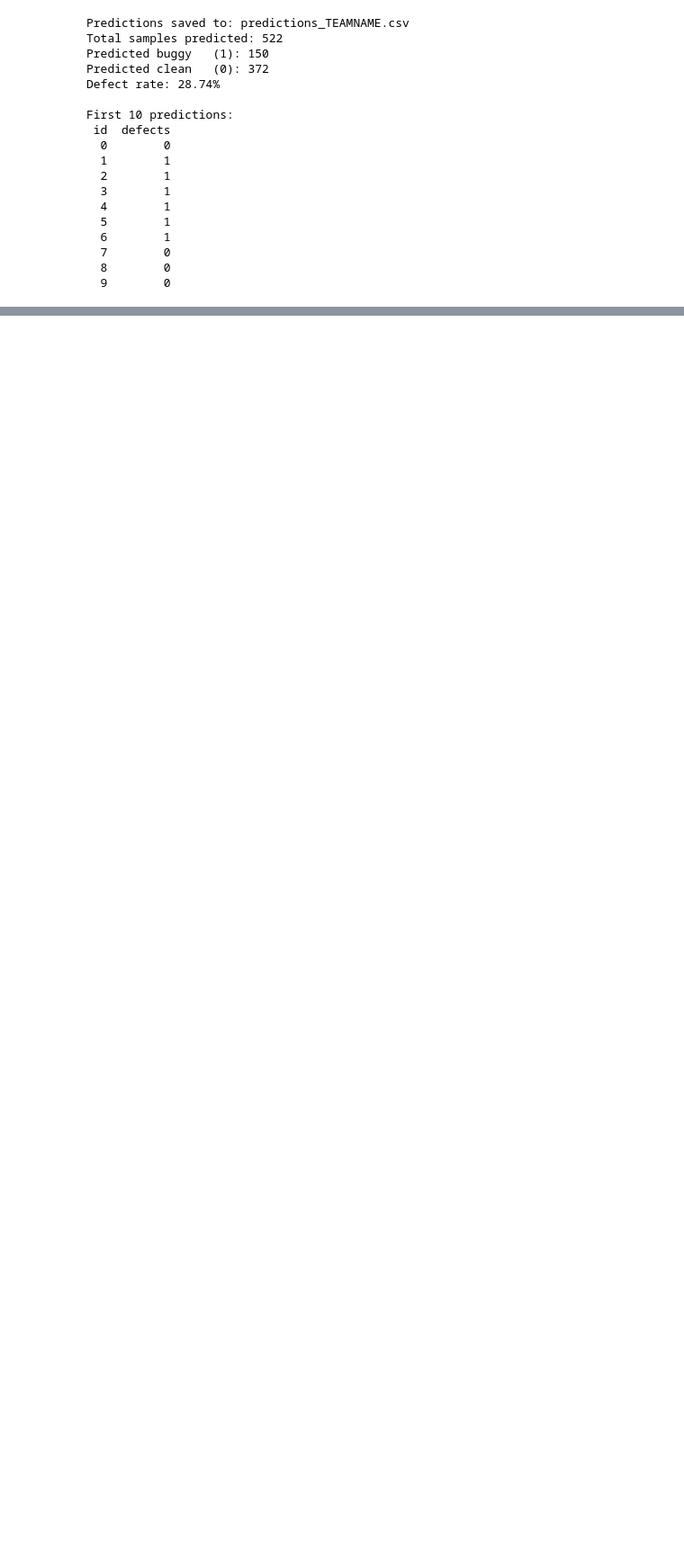
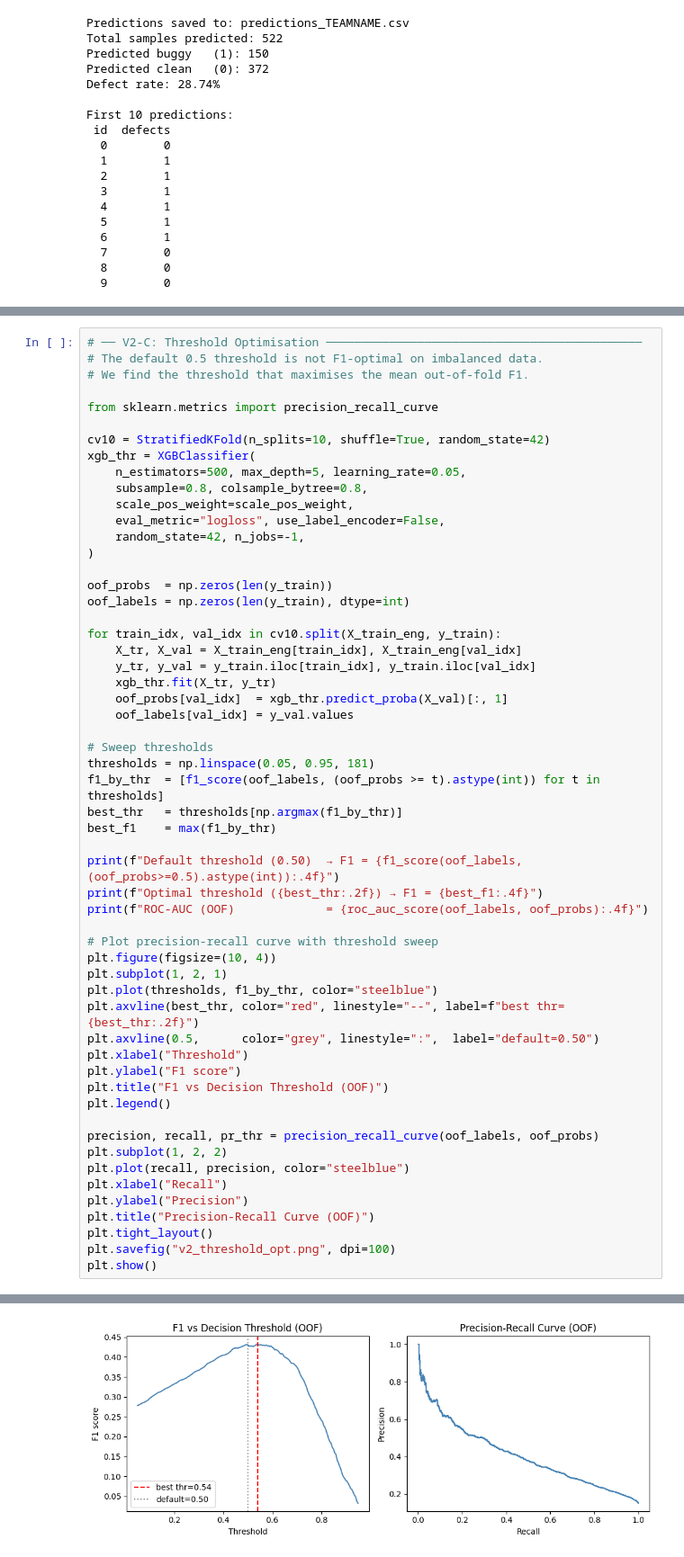
Before and after one commit to PaulaBras/nasa-promise, a Jupyter notebook: Team Notebook.ipynb, the cells around one changed output, grey strips where cells are left out. Shown at 90% size. Drawn from its saved outputs; the diff is of its cells as text; blank space fills up the shorter version.

```diff
--- a/Team Notebook.ipynb
+++ b/Team Notebook.ipynb
@@ -365,0 +516,57 @@ First 10 predictions:
+# %%
+# ── V2-C: Threshold Optimisation ─────────────────────────────────────────────
+# The default 0.5 threshold is not F1-optimal on imbalanced data.
+# We find the threshold that maximises the mean out-of-fold F1.
+
+from sklearn.metrics import precision_recall_curve
+
+cv10 = StratifiedKFold(n_splits=10, shuffle=True, random_state=42)
+xgb_thr = XGBClassifier(
+    n_estimators=500, max_depth=5, learning_rate=0.05,
+    subsample=0.8, colsample_bytree=0.8,
+    scale_pos_weight=scale_pos_weight,
+    eval_metric="logloss", use_label_encoder=False,
+    random_state=42, n_jobs=-1,
+)
+
+oof_probs  = np.zeros(len(y_train))
+oof_labels = np.zeros(len(y_train), dtype=int)
+
+for train_idx, val_idx in cv10.split(X_train_eng, y_train):
+    X_tr, X_val = X_train_eng[train_idx], X_train_eng[val_idx]
+    y_tr, y_val = y_train.iloc[train_idx], y_train.iloc[val_idx]
+    xgb_thr.fit(X_tr, y_tr)
+    oof_probs[val_idx]  = xgb_thr.predict_proba(X_val)[:, 1]
+    oof_labels[val_idx] = y_val.values
+
+# Sweep thresholds
+thresholds = np.linspace(0.05, 0.95, 181)
+f1_by_thr  = [f1_score(oof_labels, (oof_probs >= t).astype(int)) for t in thresholds]
+best_thr   = thresholds[np.argmax(f1_by_thr)]
+best_f1    = max(f1_by_thr)
+
+print(f"Default threshold (0.50)  → F1 = {f1_score(oof_labels, (oof_probs>=0.5).astype(int)):.4f}")
+print(f"Optimal threshold ({best_thr:.2f}) → F1 = {best_f1:.4f}")
+print(f"ROC-AUC (OOF)             = {roc_auc_score(oof_labels, oof_probs):.4f}")
+
+# Plot precision-recall curve with threshold sweep
+plt.figure(figsize=(10, 4))
+plt.subplot(1, 2, 1)
+plt.plot(thresholds, f1_by_thr, color="steelblue")
+plt.axvline(best_thr, color="red", linestyle="--", label=f"best thr={best_thr:.2f}")
+plt.axvline(0.5,      color="grey", linestyle=":",  label="default=0.50")
+plt.xlabel("Threshold")
+plt.ylabel("F1 score")
+plt.title("F1 vs Decision Threshold (OOF)")
+plt.legend()
+
+precision, recall, pr_thr = precision_recall_curve(oof_labels, oof_probs)
+plt.subplot(1, 2, 2)
+plt.plot(recall, precision, color="steelblue")
+plt.xlabel("Recall")
+plt.ylabel("Precision")
+plt.title("Precision-Recall Curve (OOF)")
+plt.tight_layout()
+plt.savefig("v2_threshold_opt.png", dpi=100)
+plt.show()
+# %% [output]
@@ -365,0 +576 @@ First 10 predictions:
+[figure, added]
```
Also changed, not shown: parts of 13 cells of this notebook, 2 other files.
